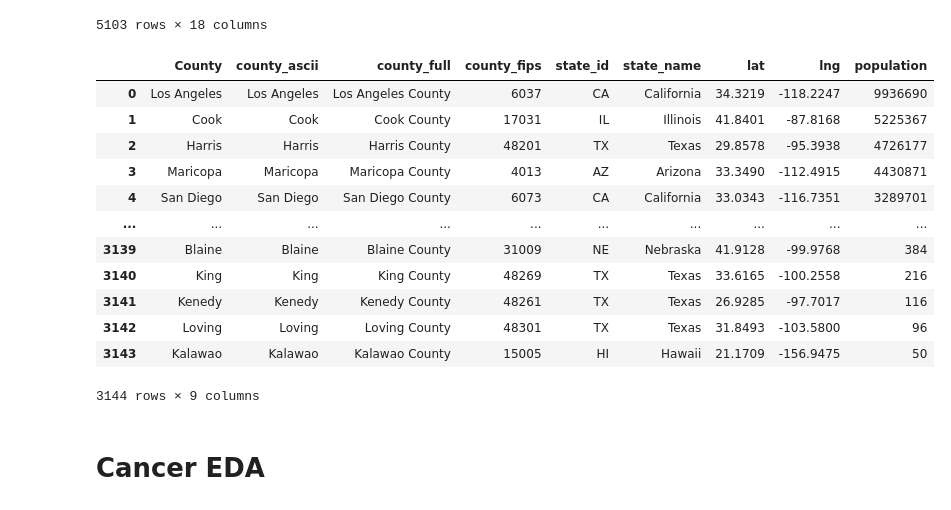
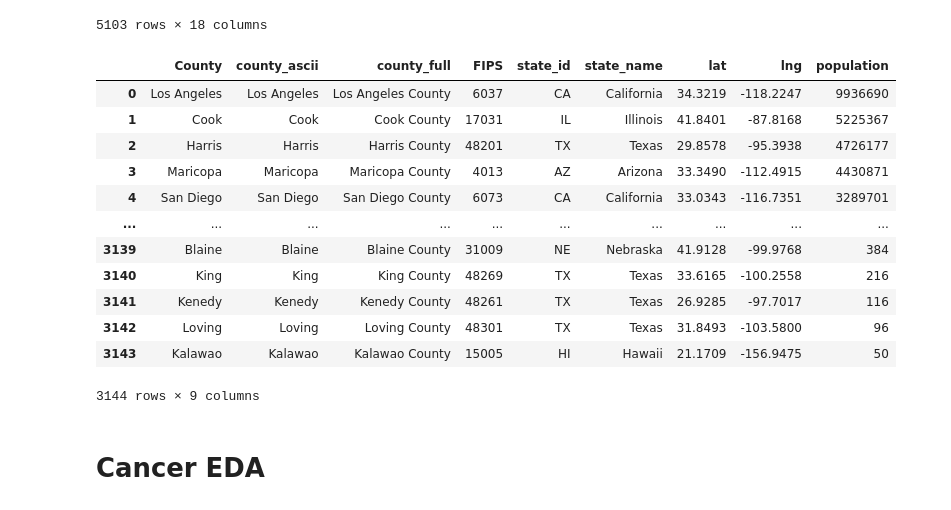
Before and after one commit to TheDeafOne/aqi-and-cancer, a Jupyter notebook: aqi_cancer_eda.ipynb, the cells around one changed output. Saved outputs shown, nothing was run; the diff lists cells and outputs as text; code cells hidden in the pictures.

```diff
--- a/aqi_cancer_eda.ipynb
+++ b/aqi_cancer_eda.ipynb
@@ -69,12 +68,13 @@ compile_aqi_data()
 # %%
 def get_uscounties():
     df = pd.read_csv(DATA_DIR + US_COUNTIES).rename({'county': 'County'}, axis=1)
     df["county_fips"] = pd.to_numeric(df["county_fips"], errors='coerce')
     df["county_fips"] = df["county_fips"].astype('Int64')
+    df = df.rename(columns={"county_fips": "FIPS"})
     return df
 get_uscounties()
 # %% [output]
-|  | County | county_ascii | county_full | county_fips | state_id | state_name | lat | lng | population |
+|  | County | county_ascii | county_full | FIPS | state_id | state_name | lat | lng | population |
 | 0 | Los Angeles | Los Angeles | Los Angeles County | 6037 | CA | California | 34.3219 | -118.2247 | 9936690 |
 | 1 | Cook | Cook | Cook County | 17031 | IL | Illinois | 41.8401 | -87.8168 | 5225367 |
 | 2 | Harris | Harris | Harris County | 48201 | TX | Texas | 29.8578 | -95.3938 | 4726177 |
```
Also changed, not shown: parts of 3 cells of this notebook.
